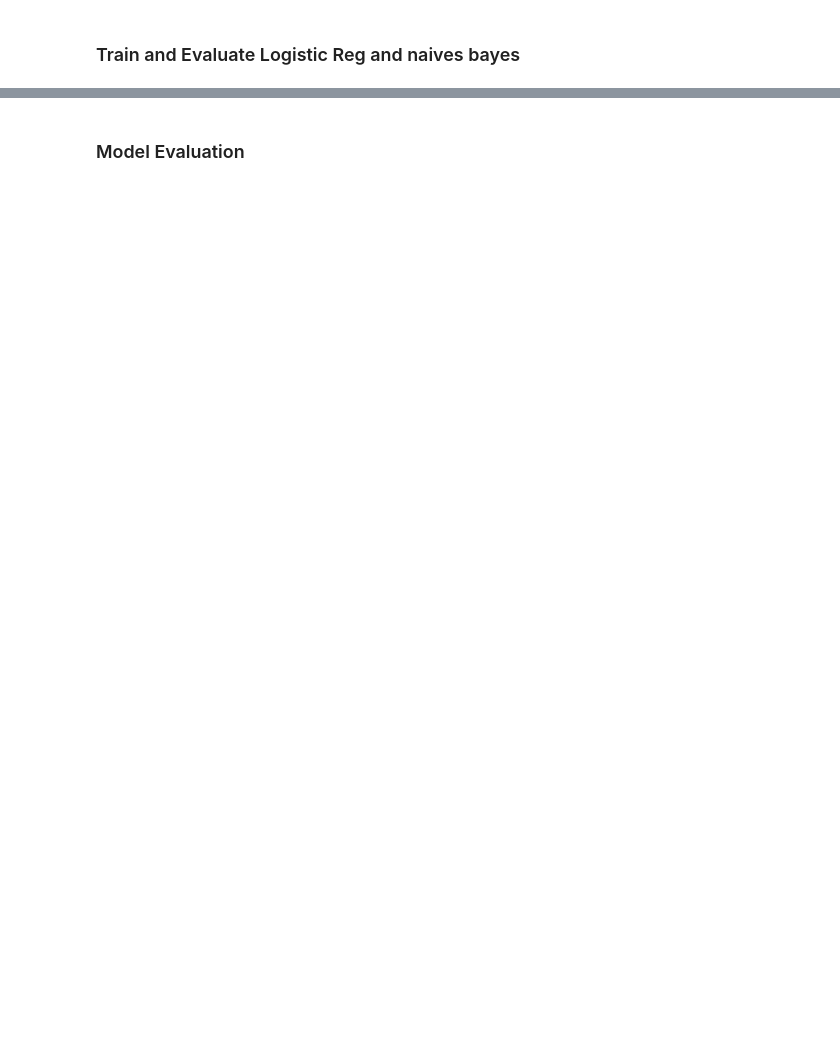
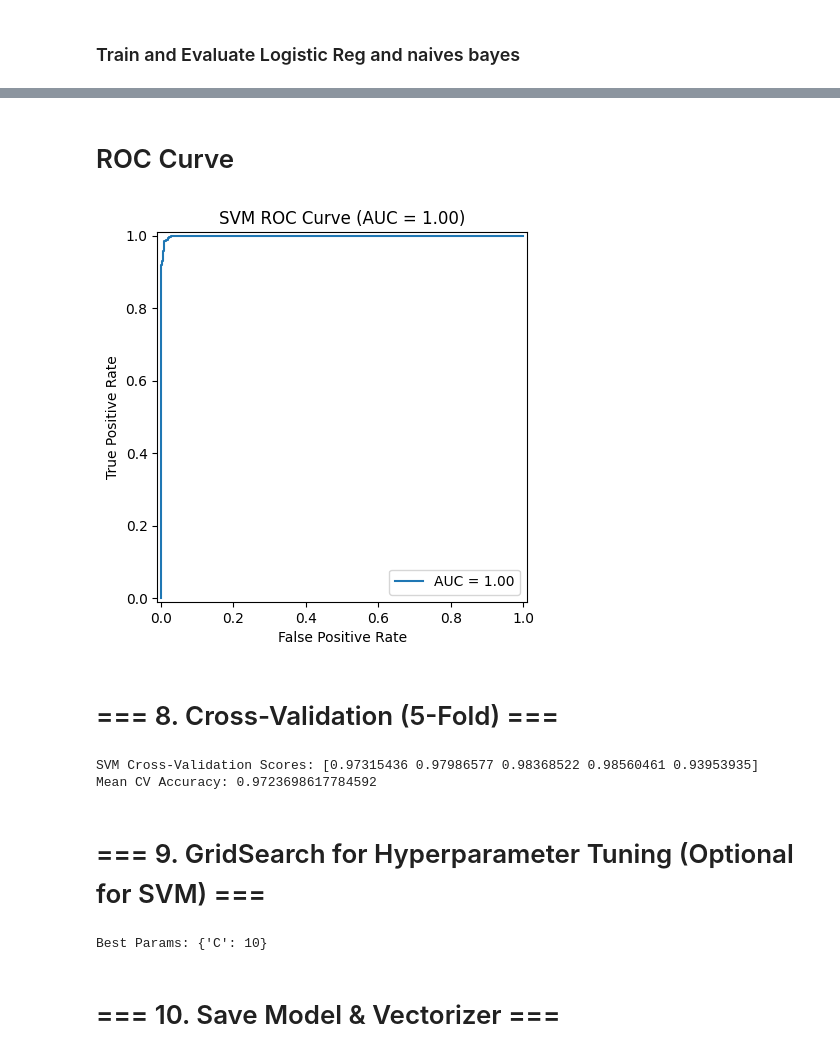
Before and after one commit to ndongchrist/ML_Spam_Classification, a Jupyter notebook: spam_email.ipynb, the cells around one changed output, grey strips where cells are left out. Saved outputs shown, nothing was run; the diff lists cells and outputs as text; code cells hidden in the pictures; blank space fills up the shorter version.

```diff
--- a/spam_email.ipynb
+++ b/spam_email.ipynb
@@ -79,2 +115,36 @@ y_pred_nb = nb.predict(X_test)
+# %% [markdown]
+# ROC Curve
+# %%
+try:
+    # LinearSVC does not have predict_proba, use decision_function instead
+    y_scores = svm.decision_function(X_test)
+    fpr, tpr, _ = roc_curve(y_test, y_scores)
+    roc_auc = auc(fpr, tpr)
+    RocCurveDisplay(fpr=fpr, tpr=tpr, roc_auc=roc_auc).plot()
+    plt.title(f"SVM ROC Curve (AUC = {roc_auc:.2f})")
+    plt.show()
+except Exception as e:
+    print("ROC Curve not available:", e)
+# %% [output]
+[figure, added]
+# %% [markdown]
+# === 8. Cross-Validation (5-Fold) ===
+# %%
+cv_scores = cross_val_score(svm, X, y, cv=5)
+print("SVM Cross-Validation Scores:", cv_scores)
+print("Mean CV Accuracy:", np.mean(cv_scores))
+# %% [output]
+SVM Cross-Validation Scores: [0.97315436 0.97986577 0.98368522 0.98560461 0.93953935]
+Mean CV Accuracy: 0.9723698617784592
+# %% [markdown]
+# === 9. GridSearch for Hyperparameter Tuning (Optional for SVM) ===
+# %%
+param_grid = {'C': [0.1, 1, 10]}
+grid = GridSearchCV(LinearSVC(), param_grid, cv=5)
+grid.fit(X_train, y_train)
+print("Best Params:", grid.best_params_)
+best_svm = grid.best_estimator_
+# %% [output]
+Best Params: {'C': 10}
 # %% [markdown]
-### Model Evaluation
+# === 10. Save Model & Vectorizer ===
```
Also changed, not shown: parts of 30 cells of this notebook, 2 other files.
